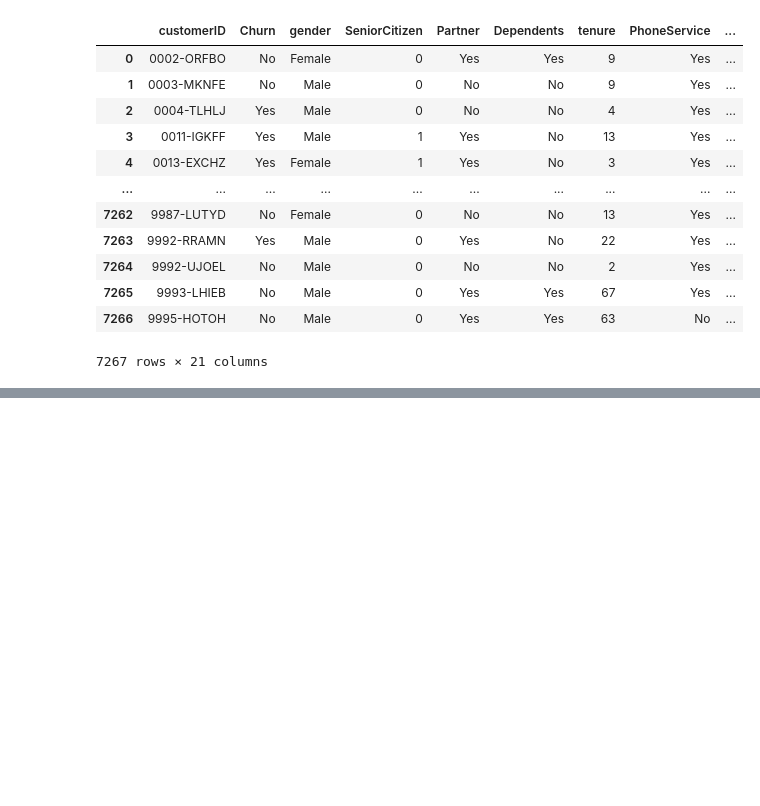
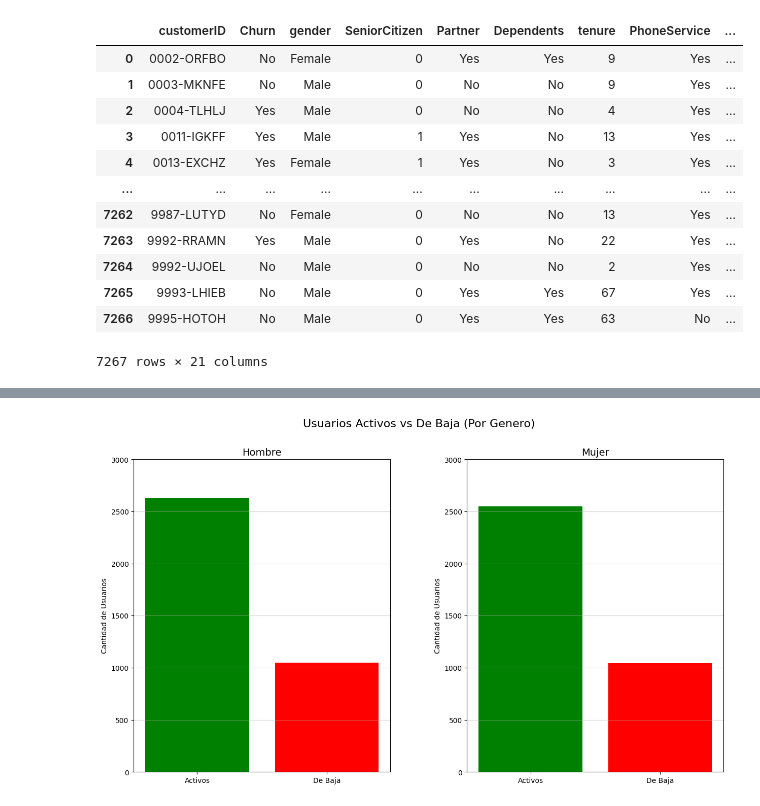
Before and after one commit to MrX7Torres/Challenge-TelecomX, a Jupyter notebook: Analisis_TelecomX.ipynb, the cells around one changed output, grey strips where cells are left out. Drawn from its saved outputs; the diff is of its cells as text; code cells hidden in the pictures; blank space fills up the shorter version.

```diff
--- a/Analisis_TelecomX.ipynb
+++ b/Analisis_TelecomX.ipynb
@@ -184,0 +488,25 @@ df
+# %%
+generos = ['Hombre', 'Mujer']
+etiquetas_ejeX = ['Activos', 'De Baja']
+
+fig, axs = plt.subplots(1, 2, figsize=(15, 8))
+fig.subplots_adjust(hspace=0.5, wspace=0.3)
+fig.suptitle('Usuarios Activos vs De Baja (Por Genero)', fontsize=16)
+
+for i, ax in enumerate(axs.flat):
+    valores = evasion_genero.loc[generos[i], 'Cantidad'].values
+    ax.bar(etiquetas_ejeX, valores, color=['green', 'red'])
+
+    ax.set_title(f'{generos[i]}', fontsize=14)
+    ax.set_ylabel('Cantidad de Usuarios')
+    ax.grid(axis='y', alpha=0.5)
+
+ymin = 0
+ymax = 3000
+
+for ax in axs.ravel():
+    ax.set_ylim(ymin, ymax)
+
+plt.show()
+# %% [output]
+[figure, added]
```
Also changed, not shown: parts of 60 cells of this notebook.
